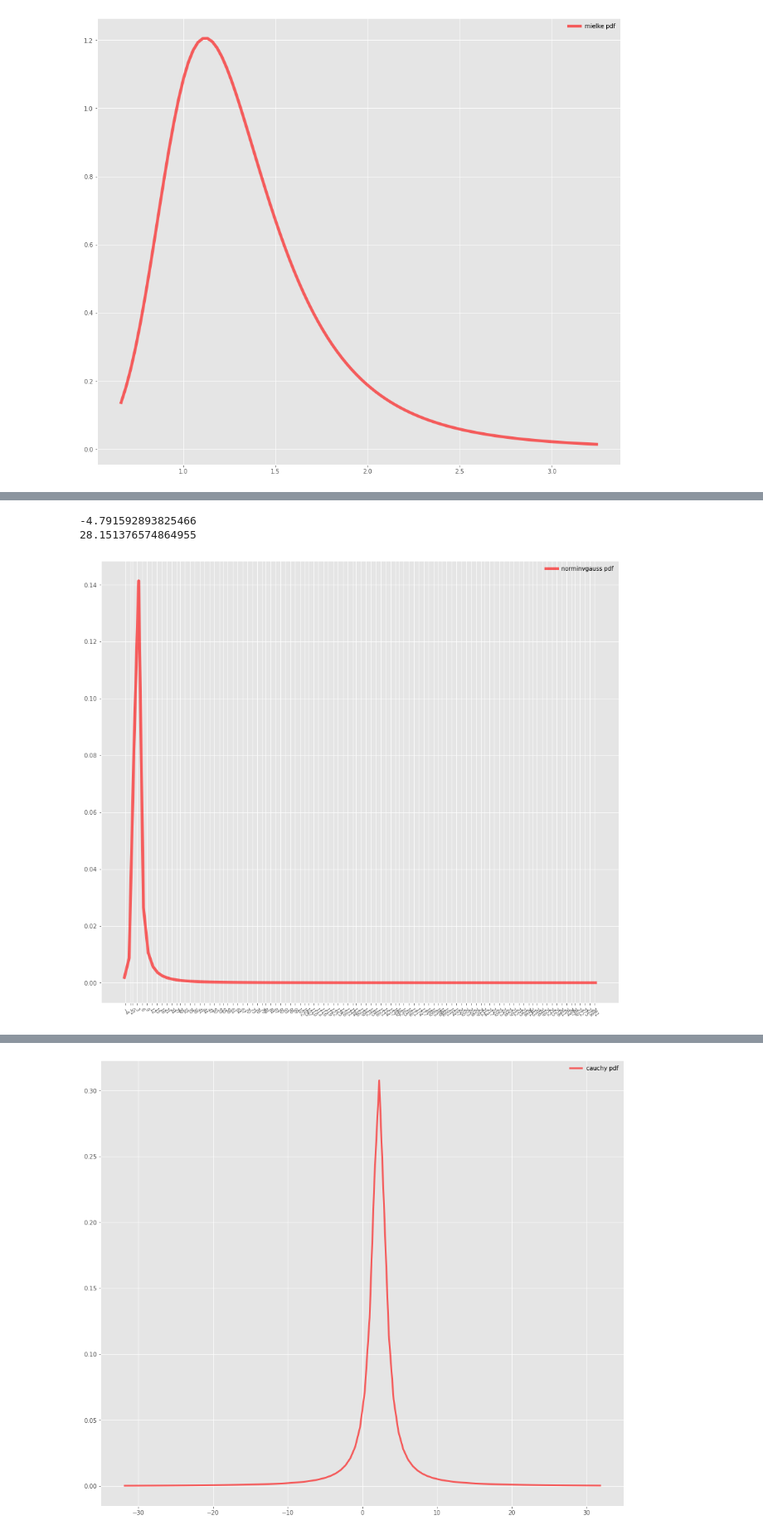
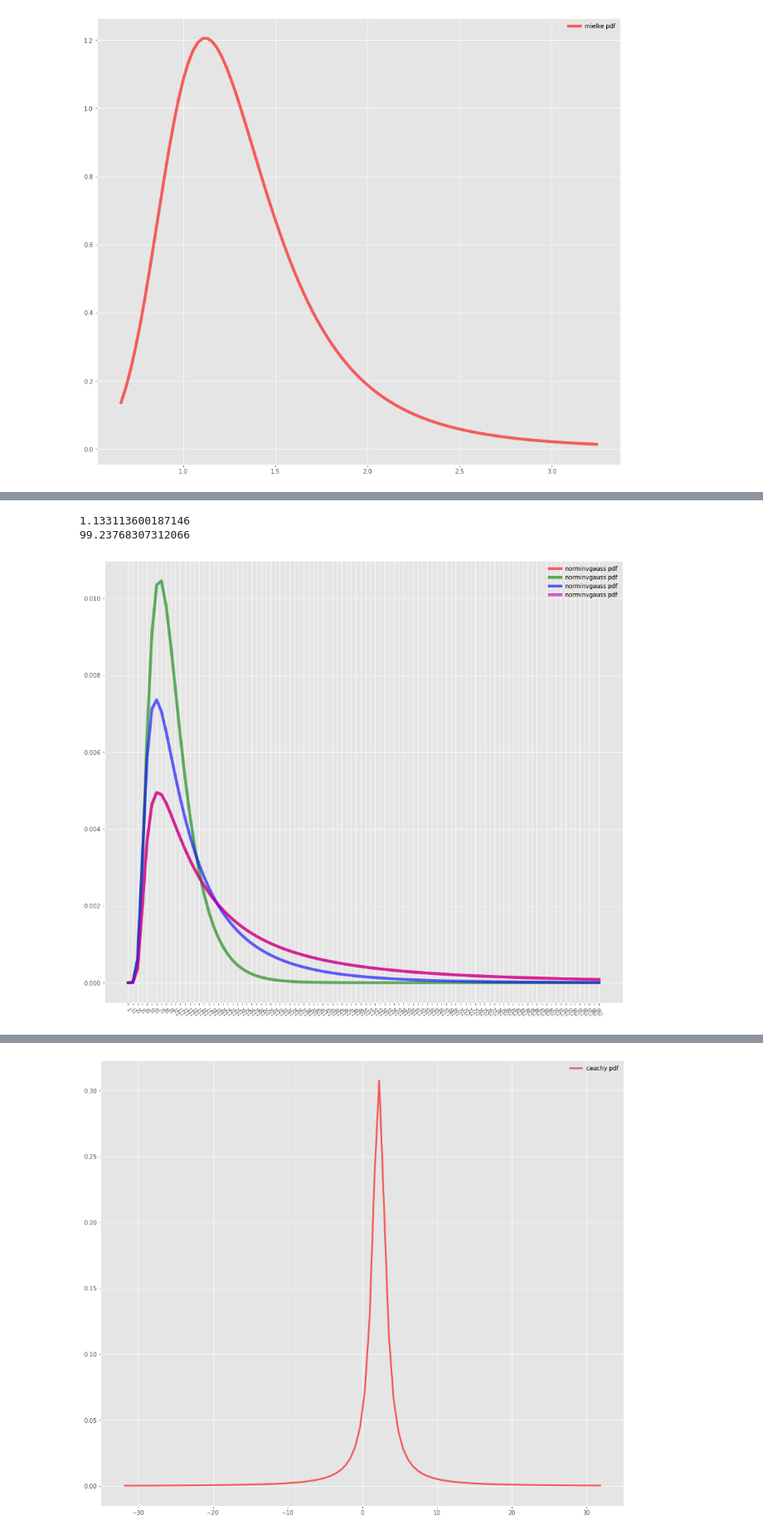
Before and after one commit to liing1221/notebook, a Jupyter notebook: mycode/scipy_stats.ipynb, the cells around one changed output, grey strips where cells are left out. Shown at 83% size. Drawn from its saved outputs; the diff is of its cells as text; code cells hidden in the pictures.

```diff
--- a/mycode/scipy_stats.ipynb
+++ b/mycode/scipy_stats.ipynb
@@ -933,27 +1162,70 @@ plt.show()
 # %%
 # 正态逆高斯连续随机变量。
 
-from scipy.stats import norminvgauss
+from scipy.stats import norminvgauss, gamma
+from scipy.stats import f as F
 import matplotlib.pyplot as plt
+from fitter import Fitter
+import random
 fig, ax = plt.subplots(1, 1)
 
+
+# # F分布连续的随机变量
+# a, b, loc, scale = 5.466298998250782, 312.0913309905686, 18.157045549058147, 78.10267376682765
+# newts = F.rvs(a, b, loc=loc, scale=scale, size=800)
+
+# # gamma分布
+# # a, loc, scale = 2.673940463964837, 18.282129024694115, 29.396784678356912
+# # a, loc, scale = 1.620, 1.893, 49.491
+# a, loc, scale = 2.676, -3.308, 29.369
+# newts = gamma.rvs(a, loc=loc, scale=scale, size=1000)
+
+
+# newts = random.sample(list(_newts), 300)
+
+# 正态逆高斯分布
+# 参数a是尾巴的重量, b是满足的不对称参数；满足 a>0,|b| < a  移动和缩放使用 loc、scale
 # a, b = 21.1587, 20.1171
-# a, b, loc, scale = 21.158, 21.117, 0.260, 16.007    # hellovpn真实数据拟合
+# a, b, loc, scale = 21.158, 21.117, 8.260, 16.007    # hellovpn真实数据拟合
+a, b, loc, scale = 21.15865867593925, 21.1171404190502, 16.260021624931543, 16.006963234075396   # 买量数据拟合参数
 # a, b, loc, scale = 61.698, 61.554,-4.066, 6.908   # r888  384渠道拟合
-a, b, loc, scale = 0.15574969996154991, 0.13112261910415027, 2.5570801541517517, 1.1505788503766108
+# a, b, loc, scale = 0.15574969996154991, 0.13112261910415027, 2.5570801541517517, 1.1505788503766108
+# a, b, loc, scale = 0.156, 0.131, 2.557, 1.151
+
+a, b, loc, scale = 10.06, 10.04, 12, 16
+
+
 mean, var, skew, kurt = norminvgauss.stats(a, b, moments='mvsk')
 print(norminvgauss.ppf(0.01, a, b))
 print(norminvgauss.ppf(0.99, a, b))
 x = np.linspace(norminvgauss.ppf(0.01, a, b),
                 10 * norminvgauss.ppf(0.99, a, b), 100)
-ax.plot(x, norminvgauss.pdf(x, a, b, loc=loc, scale=scale),
-       'r-', lw=5, alpha=0.6, label='norminvgauss pdf')
+ax.plot(x, norminvgauss.pdf(x, a, b, loc=loc, scale=scale), 'r-', lw=5, alpha=0.6, label='norminvgauss pdf')
+
+ax.plot(x, norminvgauss.pdf(x, 61.698, 61.554, loc=-4.066, scale=6.908), 'g-', lw=5, alpha=0.6, label='norminvgauss pdf')
+ax.plot(x, norminvgauss.pdf(x, 10.06, 9.99, loc=12, scale=16), 'b-', lw=5, alpha=0.6, label='norminvgauss pdf')
+ax.plot(x, norminvgauss.pdf(x, 10.06, 10.04, loc=12, scale=16), 'm-', lw=5, alpha=0.6, label='norminvgauss pdf')
+# ax.plot(x, norminvgauss.pdf(x, a, b, loc=10, scale=16), 'c-', lw=5, alpha=0.6, label='norminvgauss pdf')
+
 
 plt.xticks([int(_x) for _x in x], rotation=300, size=8)
 ax.legend(loc='best', frameon=False)
 plt.show()
-print(norminvgauss.rvs(a, b, loc=loc, scale=scale, size=(20,20)))
+a, b, loc, scale = 10.06, 10.04, 12, 16
+newts = norminvgauss.rvs(a, b, loc=loc, scale=scale, size=800)
+print(newts)
+# print(pd.Series(newts).describe())
+# f = Fitter(newts, distributions=['norminvgauss'], xmin=-10, xmax=1000, bins=50)
+# f.fit()
+# # print(f.get_best(method='sumsquare_error'))  # 返回最佳拟合分布及其参数
+# f.hist()  # 绘制组数=bins的标准化直方图
+# plt.xticks([int(_x) for _x in range(0, 400, 10)], rotation=300, size=8)
+# plt.rcParams['font.sans-serif'] = ['SimHei']
+# plt.rcParams['axes.unicode_minus'] = False  # 正常显示负号
+
+# plt.title('拟合CTIT分布')
+# plt.show()
 # %% [output]
--4.791592893825466
-28.151376574864955
+1.133113600187146
+99.23768307312066
-[figure, old version]
+[figure, new version]
```
Also changed, not shown: parts of 6 cells of this notebook.
